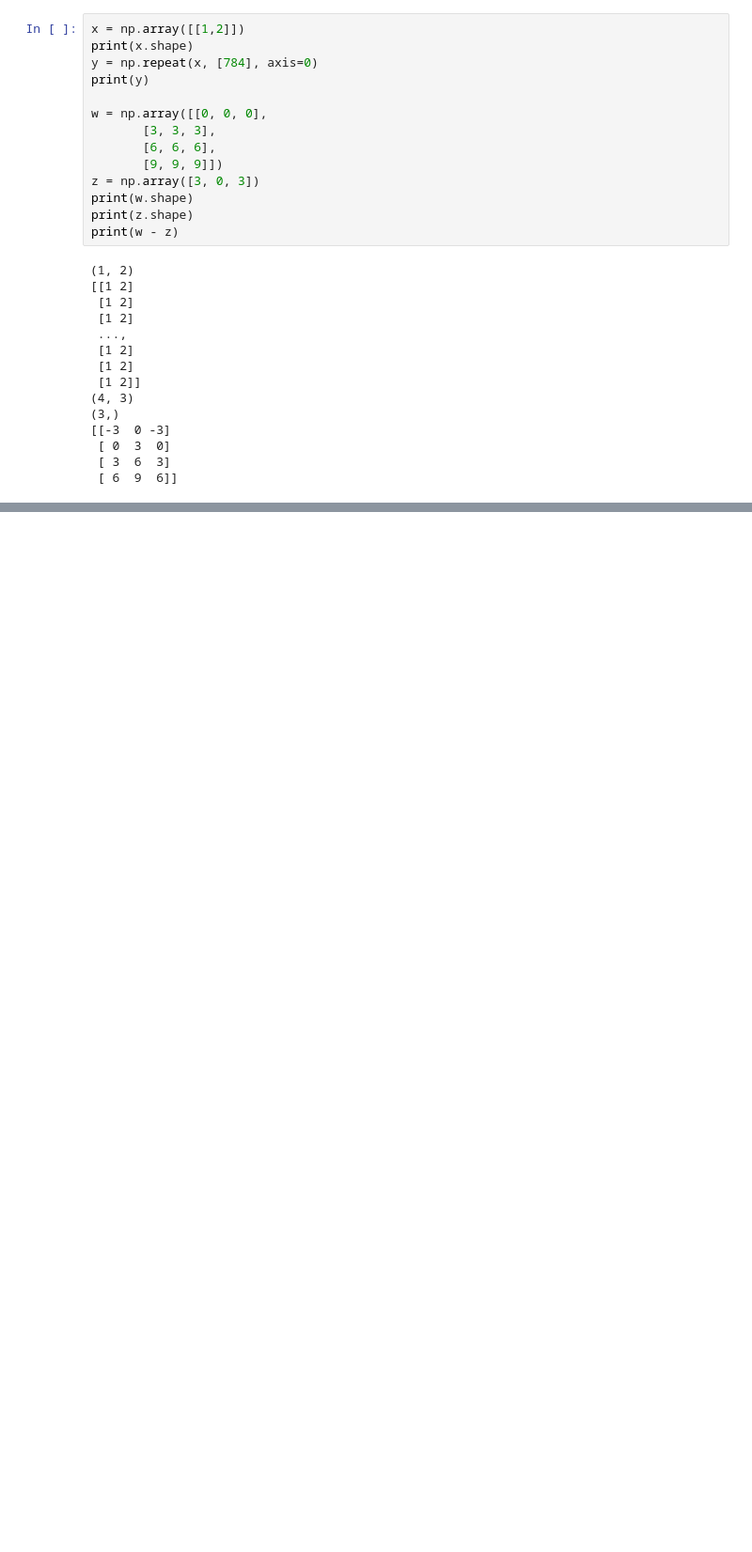
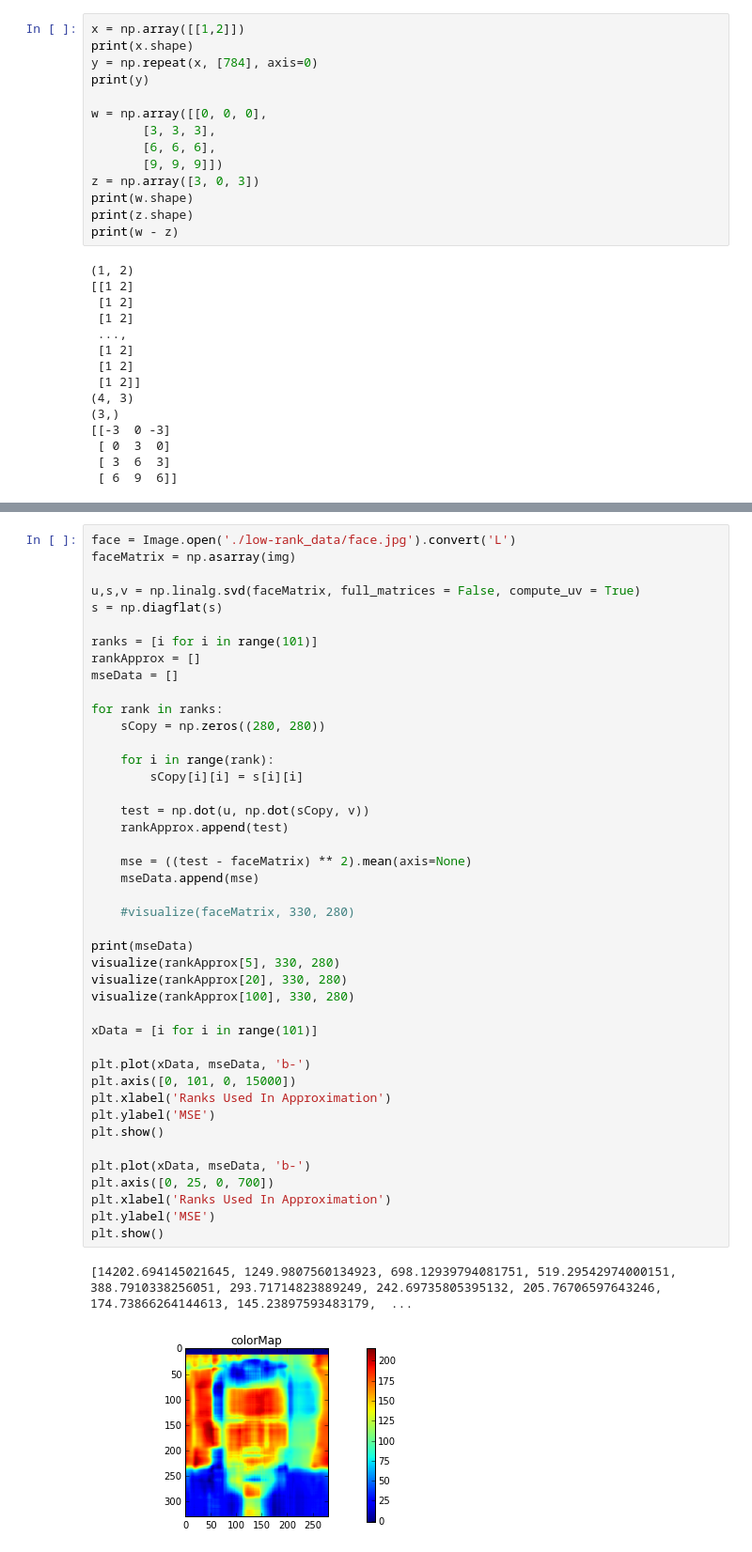
Before and after one commit to dantetam/tensorflowtest, a Jupyter notebook: hw07/CS189_HW07_CODE.ipynb, the cells around one changed output, grey strips where cells are left out. Shown at 94% size. Drawn from its saved outputs; the diff is of its cells as text; blank space fills up the shorter version.

```diff
--- a/hw07/CS189_HW07_CODE.ipynb
+++ b/hw07/CS189_HW07_CODE.ipynb
@@ -163,0 +143,46 @@ kMeans(x, 3, 10)
+# %%
+face = Image.open('./low-rank_data/face.jpg').convert('L')
+faceMatrix = np.asarray(img)
+
+u,s,v = np.linalg.svd(faceMatrix, full_matrices = False, compute_uv = True)
+s = np.diagflat(s)
+
+ranks = [i for i in range(101)]
+rankApprox = []
+mseData = []
+
+for rank in ranks:
+    sCopy = np.zeros((280, 280))
+
+    for i in range(rank):
+        sCopy[i][i] = s[i][i]
+
+    test = np.dot(u, np.dot(sCopy, v))
+    rankApprox.append(test)
+
+    mse = ((test - faceMatrix) ** 2).mean(axis=None)
+    mseData.append(mse)
+
+    #visualize(faceMatrix, 330, 280)
+
+print(mseData)
+visualize(rankApprox[5], 330, 280)
+visualize(rankApprox[20], 330, 280)
+visualize(rankApprox[100], 330, 280)
+
+xData = [i for i in range(101)]
+
+plt.plot(xData, mseData, 'b-')
+plt.axis([0, 101, 0, 15000])
+plt.xlabel('Ranks Used In Approximation')
+plt.ylabel('MSE')
+plt.show()
+
+plt.plot(xData, mseData, 'b-')
+plt.axis([0, 25, 0, 700])
+plt.xlabel('Ranks Used In Approximation')
+plt.ylabel('MSE')
+plt.show()
+# %% [output]
+[14202.694145021645, 1249.9807560134923, 698.12939794081751, 519.29542974000151, 388.7910338256051, 293.71714823889249, 242.69735805395132, 205.76706597643246, 174.73866264144613, 145.23897593483179,  ...
+[figure, added]
```
Also changed, not shown: parts of 5 cells of this notebook.
